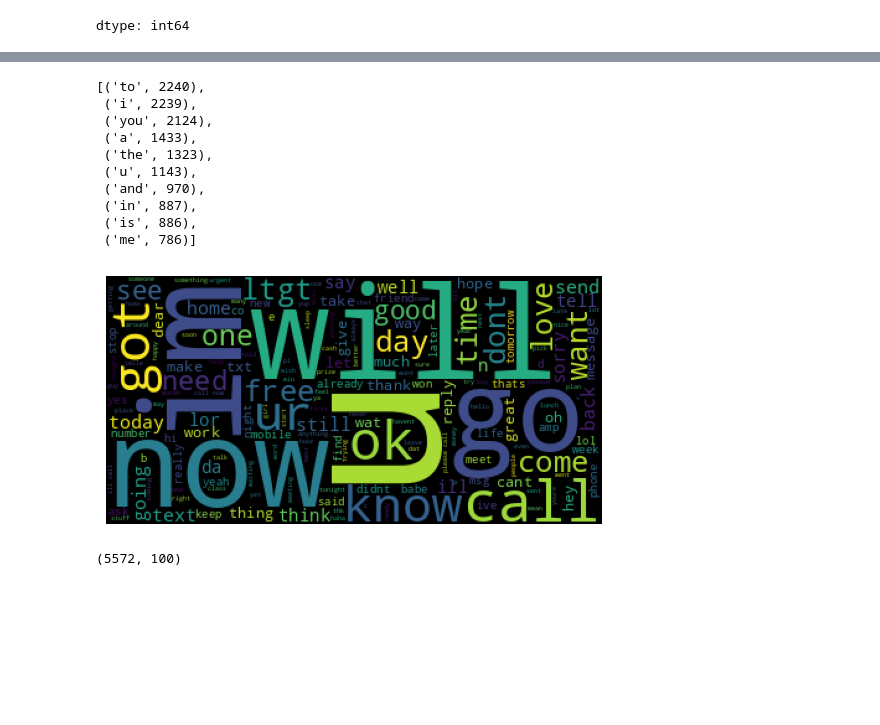
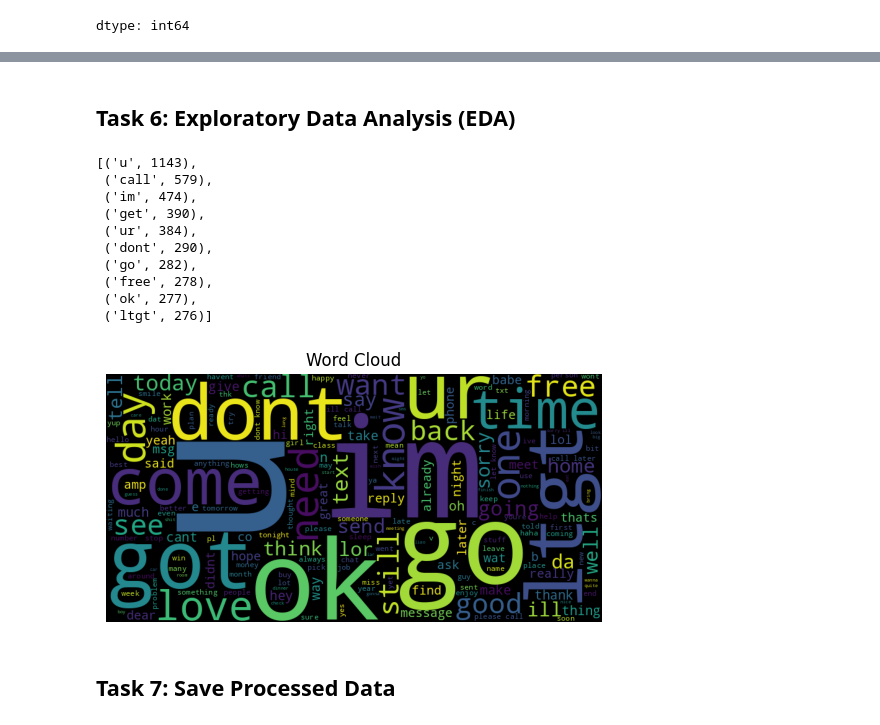
Before and after one commit to BilalKhaliqWillis/BILAL-Assignment2, a Jupyter notebook: BILAL_Assignment_3_Text_Processing.ipynb, the cells around one changed output, grey strips where cells are left out. Saved outputs shown, nothing was run; the diff lists cells and outputs as text; code cells hidden in the pictures; blank space fills up the shorter version.

```diff
--- a/BILAL_Assignment_3_Text_Processing.ipynb
+++ b/BILAL_Assignment_3_Text_Processing.ipynb
@@ -45,7 +60,12 @@ dtype: int64
 # %%
+stop_words = set(stopwords.words('english'))
+
 def clean_text(text):
     text = text.lower()
     text = re.sub(r'[^a-z\s]', '', text)
-    return text
+    words = text.split()
+    words = [word for word in words if word not in stop_words]
+    return ' '.join(words)
 
 df['cleaned_text'] = df['text'].apply(clean_text)
+df.head()
@@ -56,0 +96,17 @@ df['tokens'] = df['cleaned_text'].apply(tokenize_text)
+# %%
+from nltk.stem import PorterStemmer, WordNetLemmatizer
+nltk.download('wordnet')
+
+stemmer = PorterStemmer()
+lemmatizer = WordNetLemmatizer()
+
+def stem_text(tokens):
+    return [stemmer.stem(word) for word in tokens]
+
+def lemmatize_text(tokens):
+    return [lemmatizer.lemmatize(word) for word in tokens]
+
+df['stemmed'] = df['tokens'].apply(stem_text)
+df['lemmatized'] = df['tokens'].apply(lemmatize_text)
+
+df.head()
@@ -57,31 +121,34 @@ df['tokens'] = df['cleaned_text'].apply(tokenize_text)
+# %% [markdown]
+## Task 6: Exploratory Data Analysis (EDA)
 # %%
 from collections import Counter
+
 all_words = ' '.join(df['cleaned_text']).split()
-Counter(all_words).most_common(10)
+word_freq = Counter(all_words)
+word_freq.most_common(10)
 # %% [output]
-[('to', 2240),
- ('i', 2239),
- ('you', 2124),
- ('a', 1433),
- ('the', 1323),
- ('u', 1143),
- ('and', 970),
- ('in', 887),
- ('is', 886),
- ('me', 786)]
+[('u', 1143),
+ ('call', 579),
+ ('im', 474),
+ ('get', 390),
+ ('ur', 384),
+ ('dont', 290),
+ ('go', 282),
+ ('free', 278),
+ ('ok', 277),
+ ('ltgt', 276)]
 # %%
-wordcloud = WordCloud().generate(' '.join(df['cleaned_text']))
+wordcloud = WordCloud(width=800, height=400).generate(' '.join(df['cleaned_text']))
+
+plt.figure()
 plt.imshow(wordcloud)
 plt.axis('off')
+plt.title('Word Cloud')
 plt.show()
 # %% [output]
-[figure, old version]
+[figure, new version]
-# %%
-tfidf = TfidfVectorizer(max_features=100)
-X = tfidf.fit_transform(df['cleaned_text'])
-print(X.shape)
-# %% [output]
-(5572, 100)
+# %% [markdown]
+## Task 7: Save Processed Data
 # %%
 df.to_csv('processed_spam.csv', index=False)
 files.download('processed_spam.csv')
```
Also changed, not shown: parts of 13 cells of this notebook.
